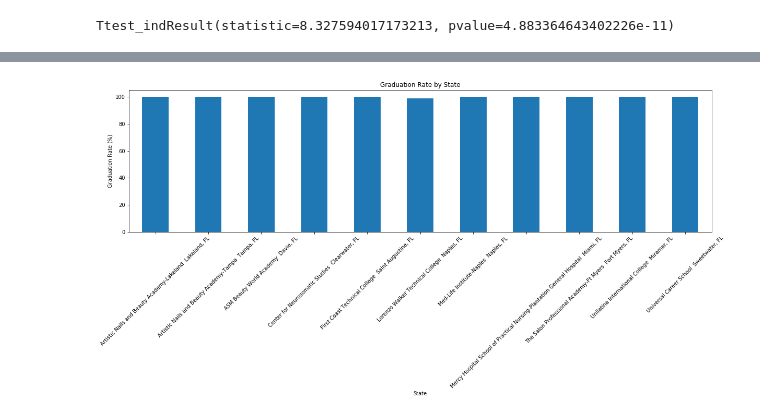
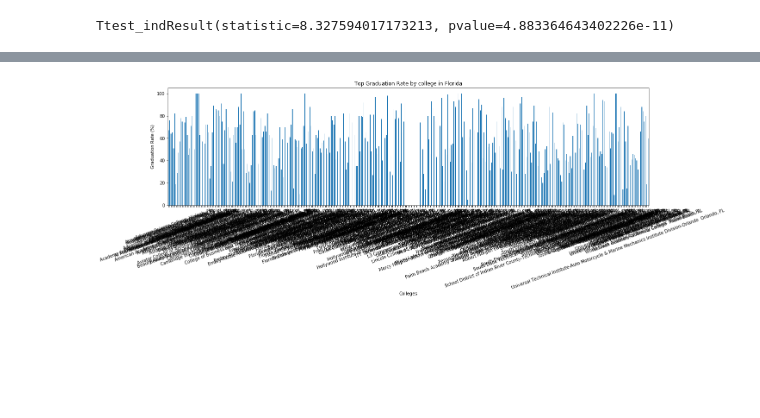
Before and after one commit to cheikhsidi/graduation_Analytics_FL, a Jupyter notebook: Graduation_Project.ipynb, the cells around one changed output, grey strips where cells are left out. Drawn from its saved outputs; the diff is of its cells as text; code cells hidden in the pictures; blank space fills up the shorter version.

Commit message:
refining some graphs

```diff
--- a/Graduation_Project.ipynb
+++ b/Graduation_Project.ipynb
@@ -198,6 +198,7 @@ stats.ttest_ind(Gr, SAT_25, equal_var=False)
 Ttest_indResult(statistic=8.327594017173213, pvalue=4.883364643402226e-11)
 # %%
 #Extracting Florida Gradution data
-Graduation_Fl = Graduation.loc[(Graduation["State"] == "FL") & (Graduation["Graduation Rate"]>98)]
-Graduation_Fl
+Graduation_Fl = Graduation.loc[(Graduation["State"] == "FL")]
+Graduation_Fl.columns = [f'{c}_FL' for c in Graduation_Fl.columns]
+Graduation_Fl.head()
 # %% [output]
@@ -216,13 +211,13 @@ Graduation_Fl
 # %%
-# Plotting Florida COlleges
+# Plotting Florida Colleges Graduation Rate
 fig, ax = plt.subplots()
-x_axis = [x for x in range(len(Graduation_Fl["State"]))]
-ax = Graduation_Fl["Graduation Rate"].plot(kind = "bar", figsize = (20,5))
-plt.xticks(x_axis, Graduation_Fl["School Name"], rotation=45)
-plt.title("Graduation Rate by State")
-ax.set_xlabel("State")
+x_axis = [x for x in range(len(Graduation_Fl["State_FL"]))]
+ax = Graduation_Fl["Graduation Rate_FL"].plot(kind = "bar", figsize = (20,5))
+plt.xticks(x_axis, Graduation_Fl["School Name_FL"], rotation=20)
+plt.title("Top Graduation Rate by college in Florida")
+ax.set_xlabel("Colleges")
 ax.set_ylabel("Graduation Rate (%)")
-#fig.savefig('Graduation_by_State.png')
+fig.savefig('Top_Graduation_by_College_Fl.png', dpi=100)
 plt.show()
 # %% [output]
-[figure, old version]
+[figure, new version]
```
Also changed, not shown: parts of 11 cells of this notebook, 7 other files.
